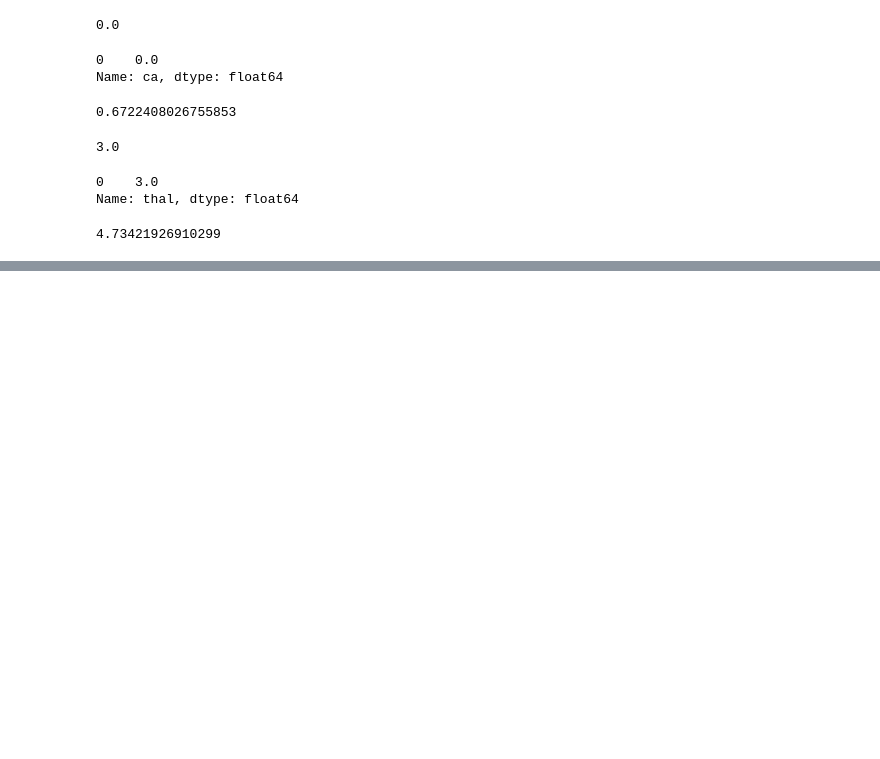
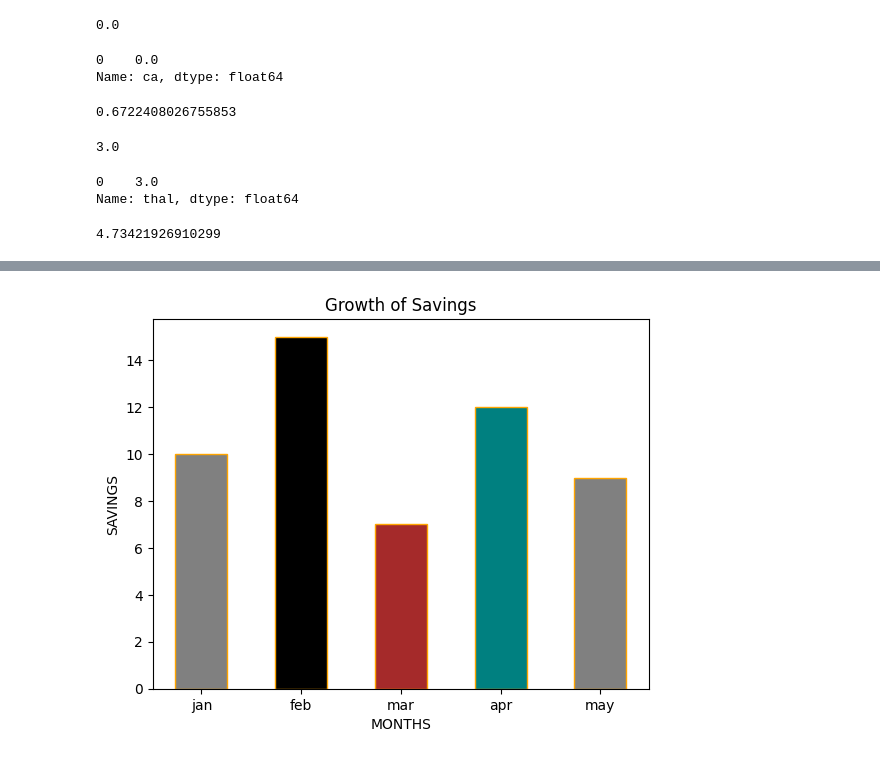
Before and after one commit to saharshhhh/python, a Jupyter notebook: 24practiceSet2.ipynb, the cells around one changed output, grey strips where cells are left out. Cells and saved outputs as stored; diff of their text form; code cells hidden in the pictures; blank space fills up the shorter version.

```diff
--- a/24practiceSet2.ipynb
+++ b/24practiceSet2.ipynb
@@ -190,0 +243,10 @@ df['thal'].mean()
+# %%
+x=['jan','feb','mar','apr','may']
+y=[10,15,7,12,9]
+plt.bar(x,y,color=['gray','black','brown','teal'], width=.52, edgecolor='orange')
+plt.xlabel("MONTHS")
+plt.ylabel("SAVINGS")
+plt.title("Growth of Savings")
+plt.show()
+# %% [output]
+[figure, added]
```
Also changed, not shown: parts of 16 cells of this notebook, 2 other files.
